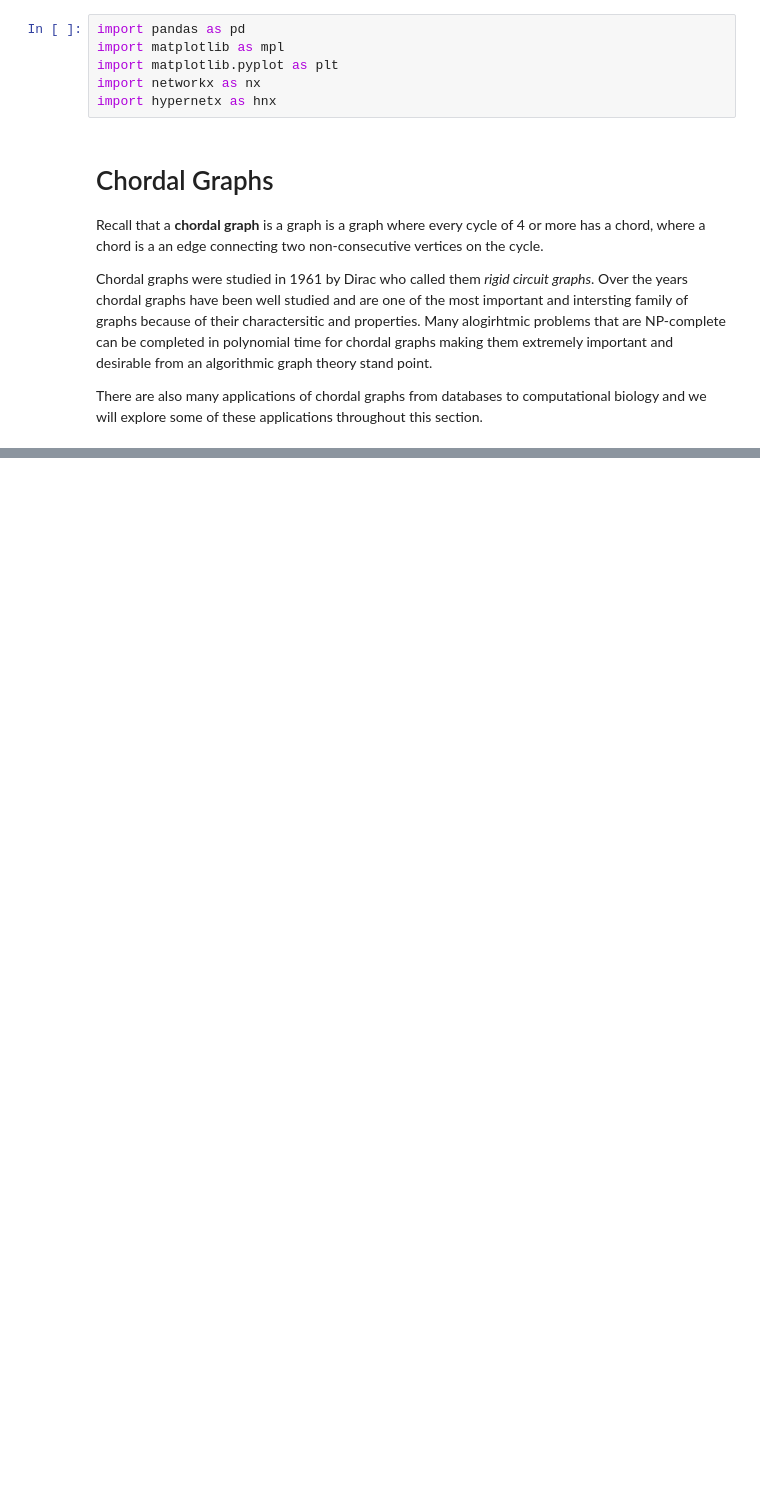
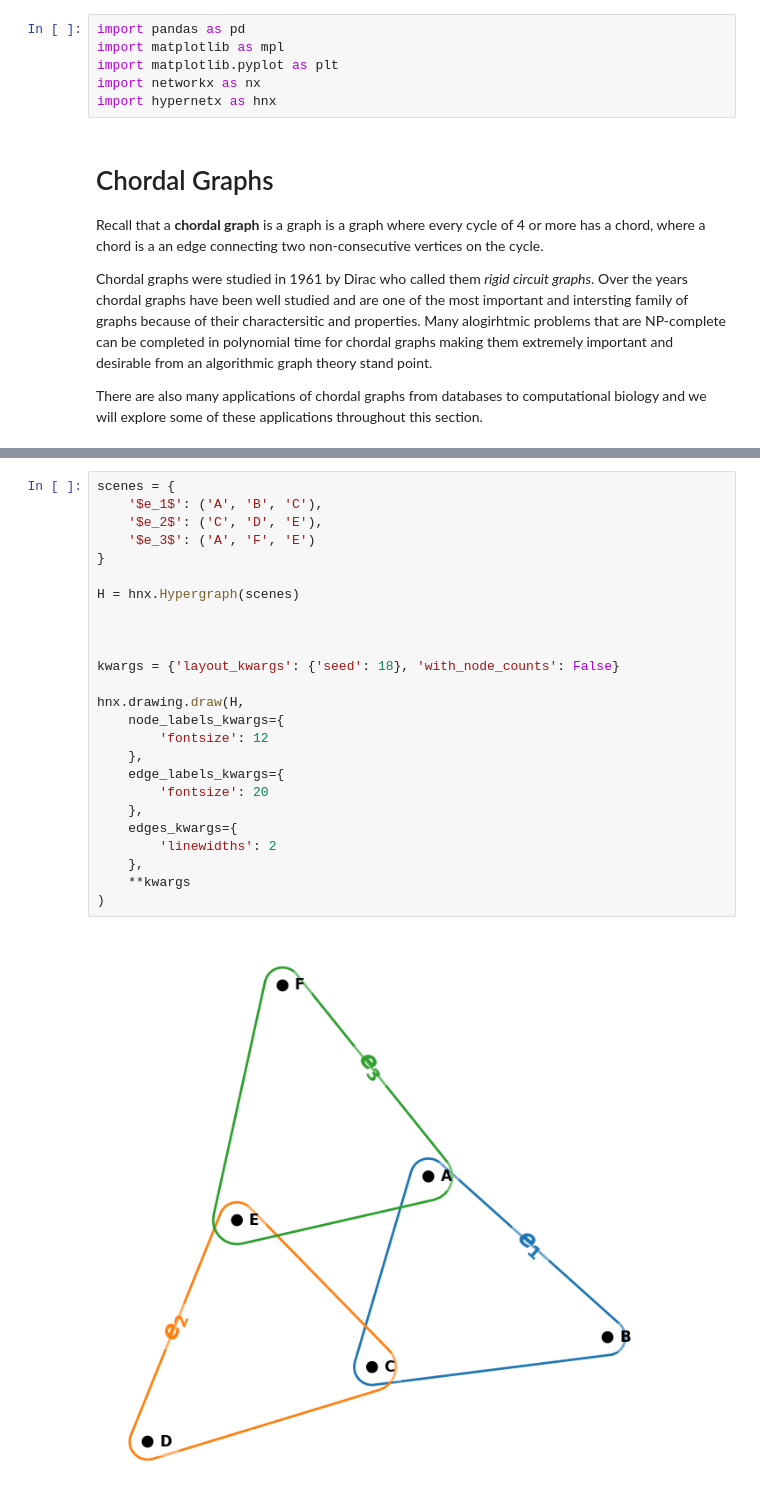
Before and after one commit to lcaraballoj/Algorithmic-Graph-Theory, a Jupyter notebook: ChordalGraphs.ipynb, the cells around one changed output, grey strips where cells are left out. Saved outputs shown, nothing was run; the diff lists cells and outputs as text; blank space fills up the shorter version.

```diff
--- a/ChordalGraphs.ipynb
+++ b/ChordalGraphs.ipynb
@@ -52,0 +116,27 @@ hnx.drawing.draw(H,
+# %%
+scenes = {
+    '$e_1$': ('A', 'B', 'C'),
+    '$e_2$': ('C', 'D', 'E'),
+    '$e_3$': ('A', 'F', 'E')
+}
+
+H = hnx.Hypergraph(scenes)
+
+
+
+kwargs = {'layout_kwargs': {'seed': 18}, 'with_node_counts': False}
+
+hnx.drawing.draw(H,
+    node_labels_kwargs={
+        'fontsize': 12
+    },
+    edge_labels_kwargs={
+        'fontsize': 20
+    },
+    edges_kwargs={
+        'linewidths': 2
+    },
+    **kwargs
+)
+# %% [output]
+[figure, added]
```
Also changed, not shown: parts of 5 cells of this notebook, 4 other files.
